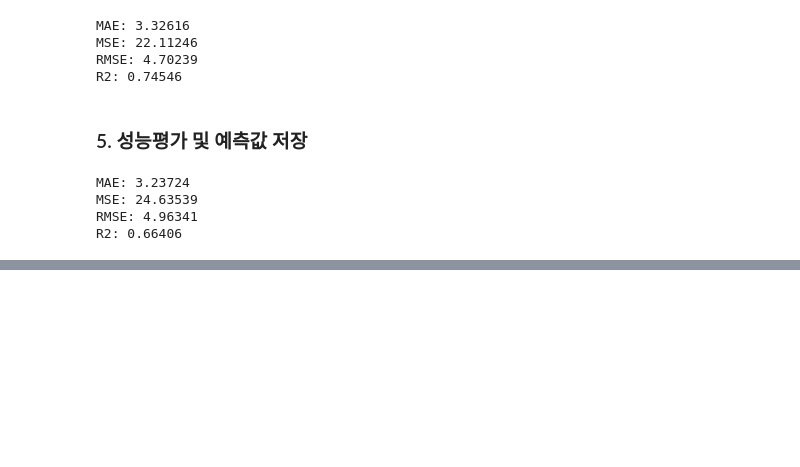
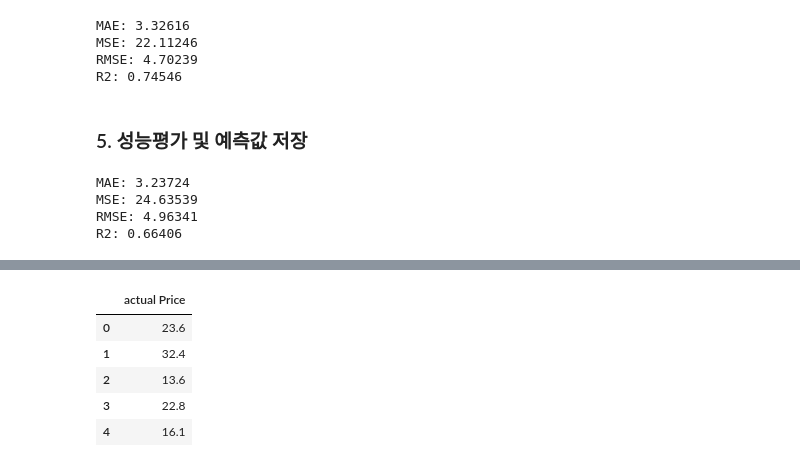
Before and after one commit to chw8207/ADP-study, a Jupyter notebook: 머신러닝_프로세스.ipynb, the cells around one changed output, grey strips where cells are left out. Cells and saved outputs as stored; diff of their text form; code cells hidden in the pictures; blank space fills up the shorter version.

```diff
--- a/머신러닝_프로세스.ipynb
+++ b/머신러닝_프로세스.ipynb
@@ -278,0 +290,11 @@ R2: 0.66406
+# %%
+# 실제값 데이터 프레임으로저장하기
+actual = pd.DataFrame(y_test, columns = ['actual Price'])
+actual.head()
+# %% [output]
+|  | actual Price |
+| 0 | 23.6 |
+| 1 | 32.4 |
+| 2 | 13.6 |
+| 3 | 22.8 |
+| 4 | 16.1 |
```
Also changed, not shown: parts of 1 cell of this notebook.
